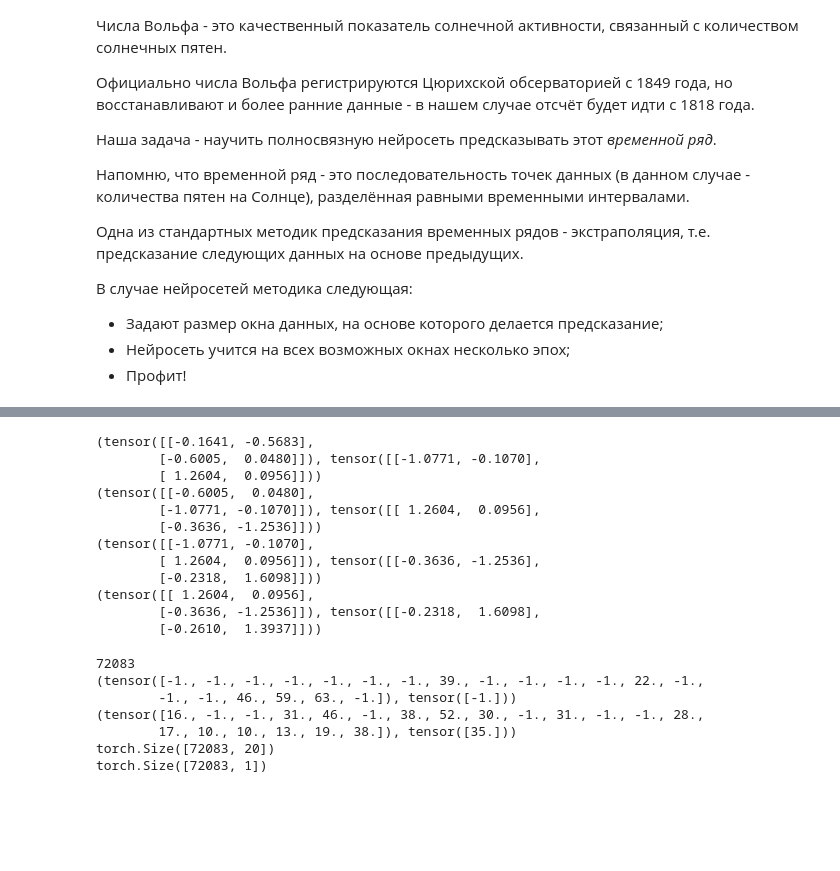
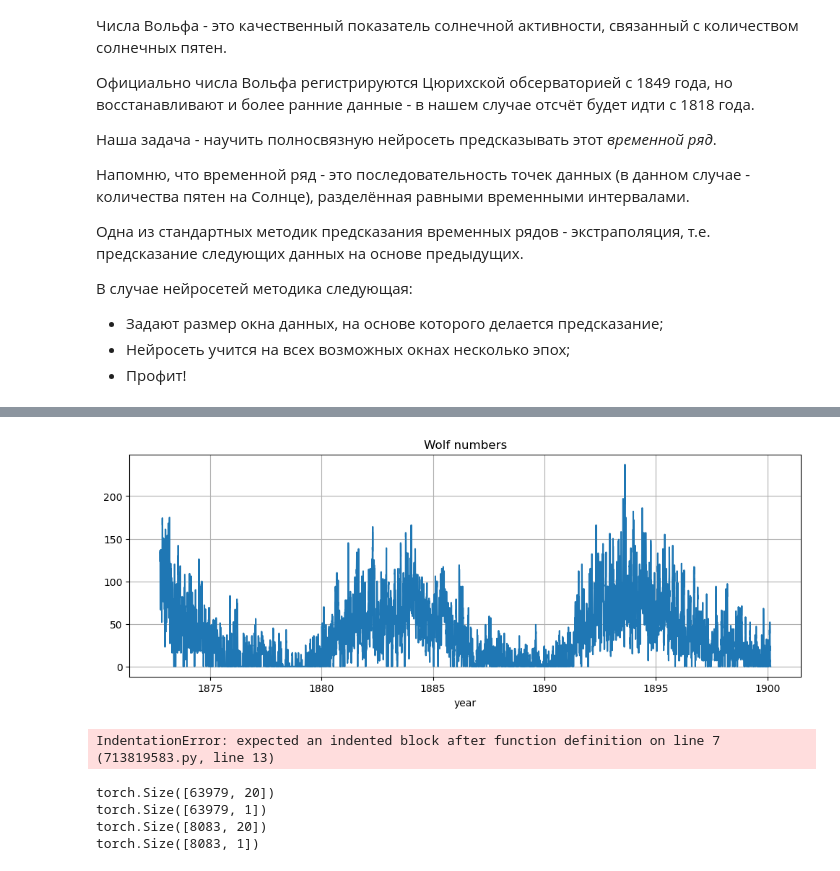
Before and after one commit to alexeivorohov-nn/nn_usu, a Jupyter notebook: Lessons/S3_PyTorch_NN.ipynb, the cells around one changed output, grey strips where cells are left out. Drawn from its saved outputs; the diff is of its cells as text; code cells hidden in the pictures; blank space fills up the shorter version.

```diff
--- a/Lessons/S3_PyTorch_NN.ipynb
+++ b/Lessons/S3_PyTorch_NN.ipynb
@@ -548,5 +532,22 @@ dtypes: float64(1), int64(5)
 <class 'numpy.ndarray'>
 <class 'torch.Tensor'> torch.float32
+# %%
+import matplotlib.pyplot as plt
+start = 20000
+scope = 10000
+
+plt_val = sol_df['VAL'][start:start+scope]
+plt_t = sol_df['YEARF'][start:start+scope]
+
+fig, ax1 = plt.subplots(1,1,figsize=(12,4))
+ax1.plot(plt_t, plt_val)
+ax1.grid('on')
+ax1.set_title('Wolf numbers')
+ax1.set_xlabel('year')
+
+plt.show()
+# %% [output]
+[figure, added]
 # %%
 # Задание 2: Напишите класс TimeseriesLoader
 # для создания генераторов пар (x_window, y_pred)
@@ -565,7 +566,6 @@ class TimeseriesLoader():
         # YOUR CODE
 
 
-
     def __next__(self):
 
         # YOUR CODE
@@ -575,20 +575,9 @@ class TimeseriesLoader():
 ## Тестируем:
 A = torch.randn((8, 2))
 
-loader = TimeseriesLoader(A, 2, 2, 1)
+train_loader = TimeseriesLoader(A, 2, 2, 1)
 
-for d in loader:
+for d in train_loader:
     print(d)
 # %% [output]
-(tensor([[-0.1641, -0.5683],
-        [-0.6005,  0.0480]]), tensor([[-1.0771, -0.1070],
-        [ 1.2604,  0.0956]]))
-(tensor([[-0.6005,  0.0480],
-        [-1.0771, -0.1070]]), tensor([[ 1.2604,  0.0956],
-        [-0.3636, -1.2536]]))
-(tensor([[-1.0771, -0.1070],
-        [ 1.2604,  0.0956]]), tensor([[-0.3636, -1.2536],
-        [-0.2318,  1.6098]]))
-(tensor([[ 1.2604,  0.0956],
-        [-0.3636, -1.2536]]), tensor([[-0.2318,  1.6098],
-        [-0.2610,  1.3937]]))
+IndentationError: expected an indented block after function definition on line 7 (713819583.py, line 13)
@@ -598,25 +599,30 @@ for d in loader:
 LOOKBACK = 20
 FWD_SCOPE = 1
 
-loader = TimeseriesLoader(data, lookback=LOOKBACK, fwd_scope=FWD_SCOPE, stride=1)
-time_frames = [frame for frame in loader]
-print(len(time_frames))
-print(time_frames[0])
-print(time_frames[200])
+train_loader = TimeseriesLoader(data_train, lookback=LOOKBACK, fwd_scope=FWD_SCOPE, stride=1)
+test_loader = TimeseriesLoader(data_val, lookback=LOOKBACK, fwd_scope=FWD_SCOPE, stride=1)
 
-X_train = torch.stack([frame[0] for frame in time_frames])
-y_train = torch.stack([frame[1] for frame in time_frames])
+train_frames = [frame for frame in train_loader]
+test_frames = [frame for frame in test_loader]
+
+
+X_train = torch.stack([frame[0] for frame in train_frames])
+y_train = torch.stack([frame[1] for frame in train_frames])
+
+X_test = torch.stack([frame[0] for frame in test_frames])
+y_test = torch.stack([frame[1] for frame in test_frames])
+
 
 print(X_train.shape)
 print(y_train.shape)
+
+print(X_test.shape)
+print(y_test.shape)
 # %% [output]
-72083
-(tensor([-1., -1., -1., -1., -1., -1., -1., 39., -1., -1., -1., -1., 22., -1.,
-        -1., -1., 46., 59., 63., -1.]), tensor([-1.]))
-(tensor([16., -1., -1., 31., 46., -1., 38., 52., 30., -1., 31., -1., -1., 28.,
-        17., 10., 10., 13., 19., 38.]), tensor([35.]))
-torch.Size([72083, 20])
-torch.Size([72083, 1])
+torch.Size([63979, 20])
+torch.Size([63979, 1])
+torch.Size([8083, 20])
+torch.Size([8083, 1])
 # %%
 ## Задание 3: Напишите класс модели.
 ## Реализуйте методы __init__ и forward
```
Also changed, not shown: parts of 5 cells of this notebook, 6 other files.
